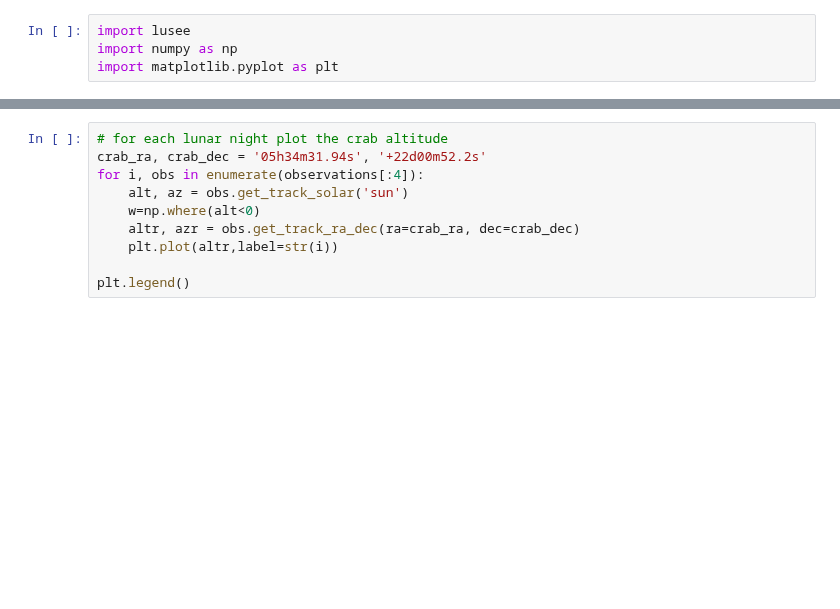
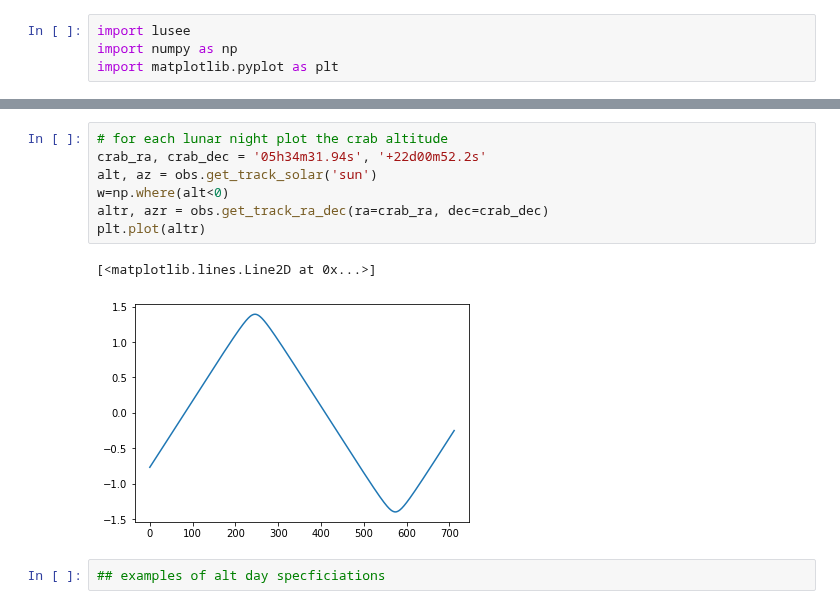
Before and after one commit to lusee-night/luseepy, a Jupyter notebook: notebooks/transits.ipynb, the cells around one changed output, grey strips where cells are left out. Drawn from its saved outputs; the diff is of its cells as text; blank space fills up the shorter version.

```diff
--- a/notebooks/transits.ipynb
+++ b/notebooks/transits.ipynb
@@ -42,10 +17,12 @@ WARNING: ErfaWarning: ERFA function "taiutc" yielded 1 of "dubious year (Note 4)
 # %%
 # for each lunar night plot the crab altitude
 crab_ra, crab_dec = '05h34m31.94s', '+22d00m52.2s'
-for i, obs in enumerate(observations[:4]):
-    alt, az = obs.get_track_solar('sun')
-    w=np.where(alt<0)
-    altr, azr = obs.get_track_ra_dec(ra=crab_ra, dec=crab_dec)
-    plt.plot(altr,label=str(i))
-
-plt.legend()
+alt, az = obs.get_track_solar('sun')
+w=np.where(alt<0)
+altr, azr = obs.get_track_ra_dec(ra=crab_ra, dec=crab_dec)
+plt.plot(altr)
+# %% [output]
+[<matplotlib.lines.Line2D at 0x...>]
+[figure, added]
+# %%
+## examples of alt day specficiations
```
Also changed, not shown: parts of 6 cells of this notebook, 1 other file.
